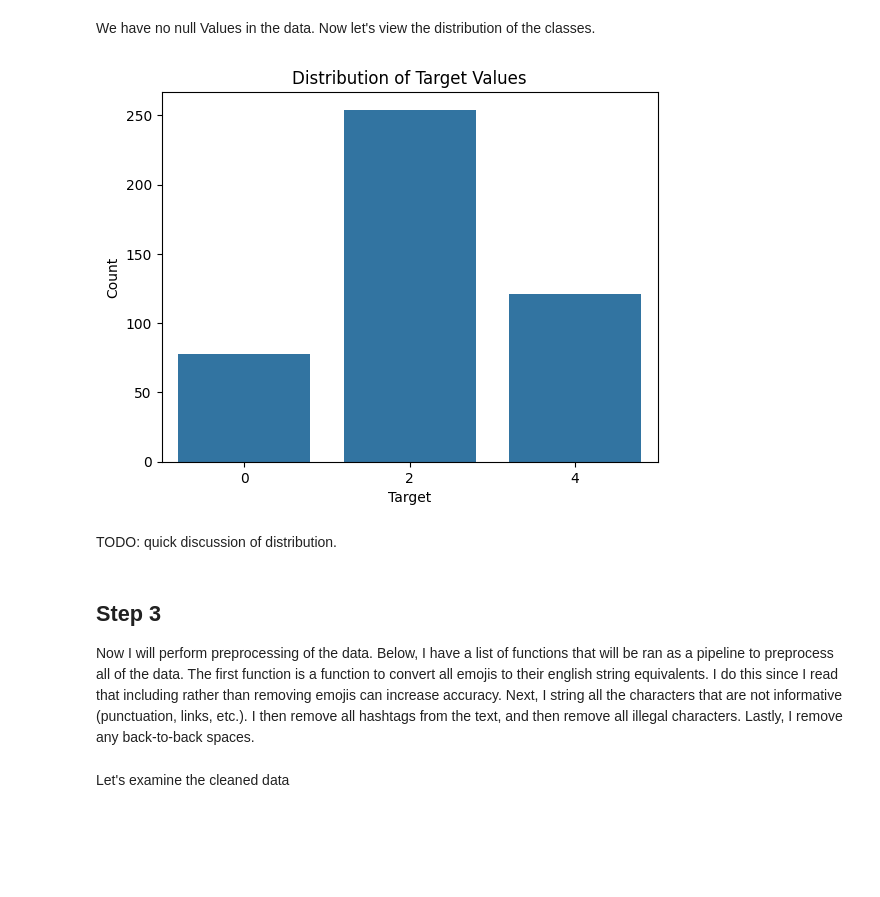
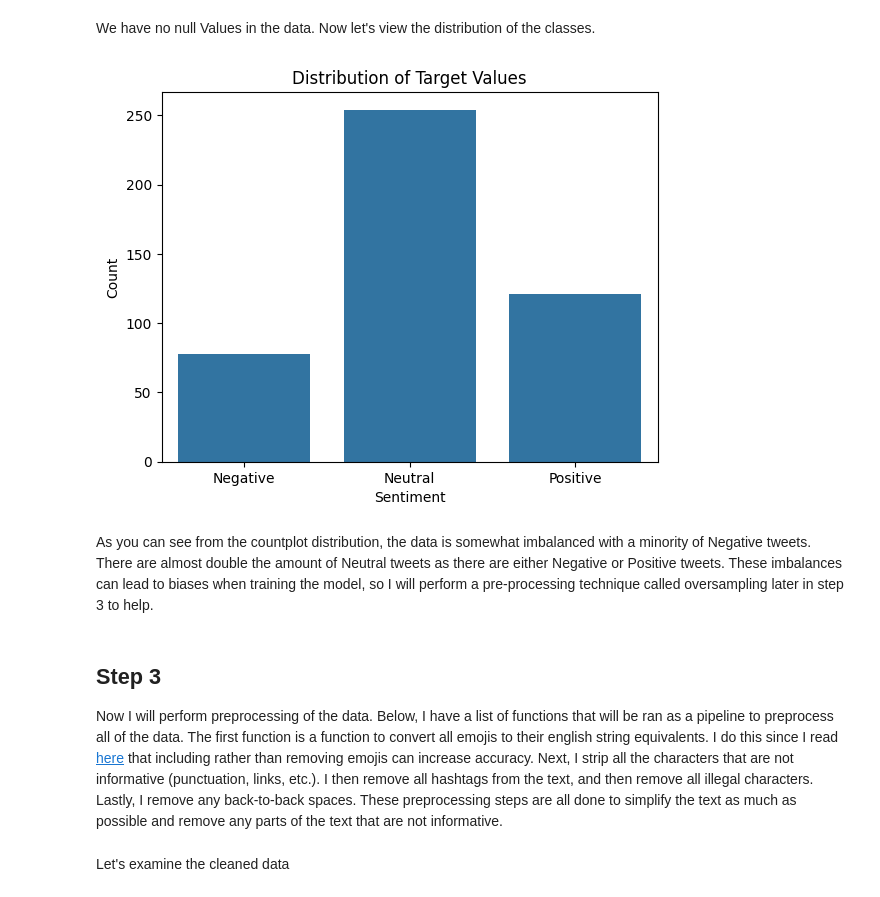
Before and after one commit to andreaseno/TwitterAnalysis, a Jupyter notebook: SentimentAnalysis.ipynb, the cells around one changed output. Drawn from its saved outputs; the diff is of its cells as text; code cells hidden in the pictures; blank space fills up the shorter version.

```diff
--- a/SentimentAnalysis.ipynb
+++ b/SentimentAnalysis.ipynb
@@ -77,7 +65,7 @@ You should consider upgrading via the '/Library/Developer/CommandLineTools/usr/b
 
 Now I will now read in the "Gold Standard" data and display some basic information about it.
 # %%
-data = pd.read_csv('Data/MultiClassLabeledCustomTwitterSentiments.csv', encoding='utf-8')
+data = pd.read_csv('Data/MultiClassLabeledCustomTwitterSentiments.csv', encoding='utf-8',  dtype={'text': str})
 # Display info
 print(f"Num rows: {data.shape[0]}")
 data.head()
@@ -106,18 +94,24 @@ We have no null Values in the  data. Now let's view the distribution of the clas
+# %%
+# Only needed if there were null values in the set
+data = data.dropna()
 # %%
+# Map the numerical target values to categories
+data['target_label'] = data['target'].map({0: 'Negative', 2: 'Neutral', 4: 'Positive'})
+
 # Plotting the distribution
-sns.countplot(x='target', data=data)
+sns.countplot(x='target_label', data=data, order=['Negative', 'Neutral', 'Positive'])
 plt.title('Distribution of Target Values')
-plt.xlabel('Target')
+plt.xlabel('Sentiment')
 plt.ylabel('Count')
 plt.show()
 # %% [output]
-[figure, old version]
+[figure, new version]
-# %% [markdown]
-TODO: quick discussion of distribution.
+# %% [markdown]
+As you can see from the countplot distribution, the data is somewhat imbalanced with a minority of Negative tweets. There are almost double the amount of Neutral tweets as there are either Negative or Positive tweets. These imbalances can lead to biases when training the model, so I will perform a pre-processing technique called oversampling later in step 3 to help.
 # %% [markdown]
 ## Step 3
 
-Now I will perform preprocessing of the data. Below, I have a list of functions that will be ran as a pipeline to preprocess all of the data. The first function is a function to convert all emojis to their english string equivalents. I do this since I read that including rather than removing emojis can increase accuracy. Next, I string all the characters that are not informative (punctuation, links, etc.). I then remove all hashtags from the text, and then remove all illegal characters. Lastly, I remove any back-to-back spaces.
+Now I will perform preprocessing of the data. Below, I have a list of functions that will be ran as a pipeline to preprocess all of the data. The first function is a function to convert all emojis to their english string equivalents. I do this since I read [here](https://towardsdatascience.com/emojis-aid-social-media-sentiment-analysis-stop-cleaning-them-out-bb32a1e5fc8e) that including rather than removing emojis can increase accuracy. Next, I strip all the characters that are not informative (punctuation, links, etc.). I then remove all hashtags from the text, and then remove all illegal characters. Lastly, I remove any back-to-back spaces. These preprocessing steps are all done to simplify the text as much as possible and remove any parts of the text that are not informative.
 # %%
 # Function to replace emojis in text with their textual representations
 #   Input: String representing a tweet text
```
Also changed, not shown: parts of 46 cells of this notebook, 4 other files.
